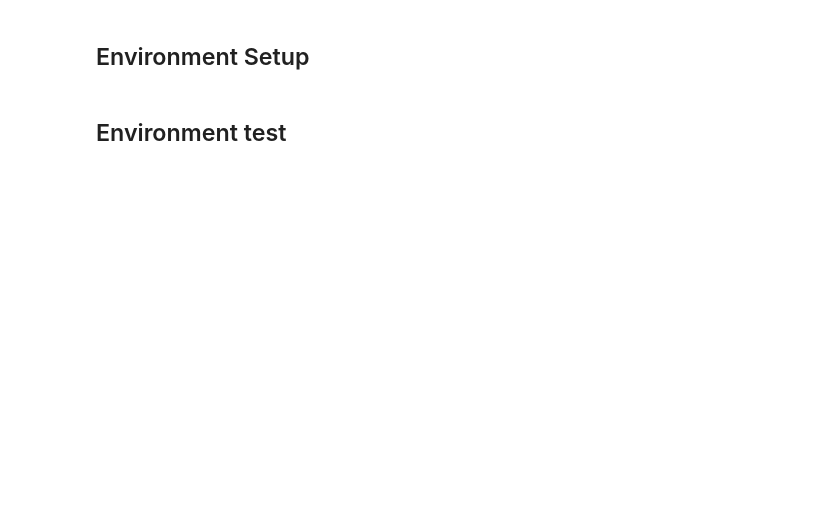
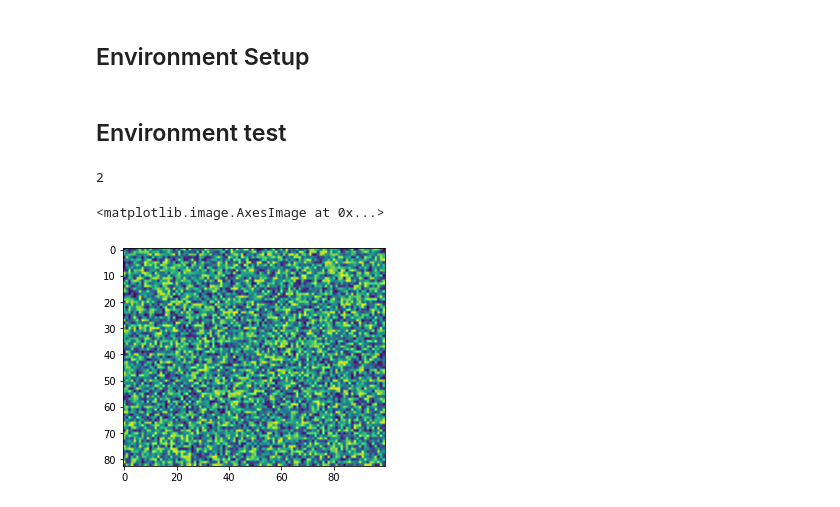
Before and after one commit to Njtales/Some_projects, a Jupyter notebook: DL/Dino_AI/Dino_AI.ipynb, the cells around one changed output. Drawn from its saved outputs; the diff is of its cells as text; code cells hidden in the pictures; blank space fills up the shorter version.

```diff
--- a/DL/Dino_AI/Dino_AI.ipynb
+++ b/DL/Dino_AI/Dino_AI.ipynb
@@ -140,4 +110,49 @@ class Webgame(env):
+# %%
+class WebGame(Env):
+
+    # setup environment action and observation
+    def __init__(self):
+        super().__init__()
+        # setup spaces
+        self.observation_space = Box(low=0, high=255, shape=(1,83,100), dtype=np.uint8)
+        self.action_space = Discrete(3)
+
+
+        pass
+
+    # for actions in game
+    def step(self, action):
+        # action key: 0 = space, 1 = down, 2 = no action
+        pass
+
+    # viz the game
+    def render(self):
+        pass
+
+    # restart the game
+    def reset(self):
+        pass
+
+    # close the observation
+    def close(self):
+        pass
+
+    # get the part of observation of game that we want
+    def get_observation(self):
+        pass
+
+    # display done message
+    def get_done(self):
+        pass
 # %% [markdown]
 ## Environment test
 # %%
 env = WebGame()
+env.action_space.sample()
+# %% [output]
+2
+# %%
+plt.imshow(env.observation_space.sample()[0])
+# %% [output]
+<matplotlib.image.AxesImage at 0x...>
+[figure, added]
```
Also changed, not shown: parts of 1 cell of this notebook.
